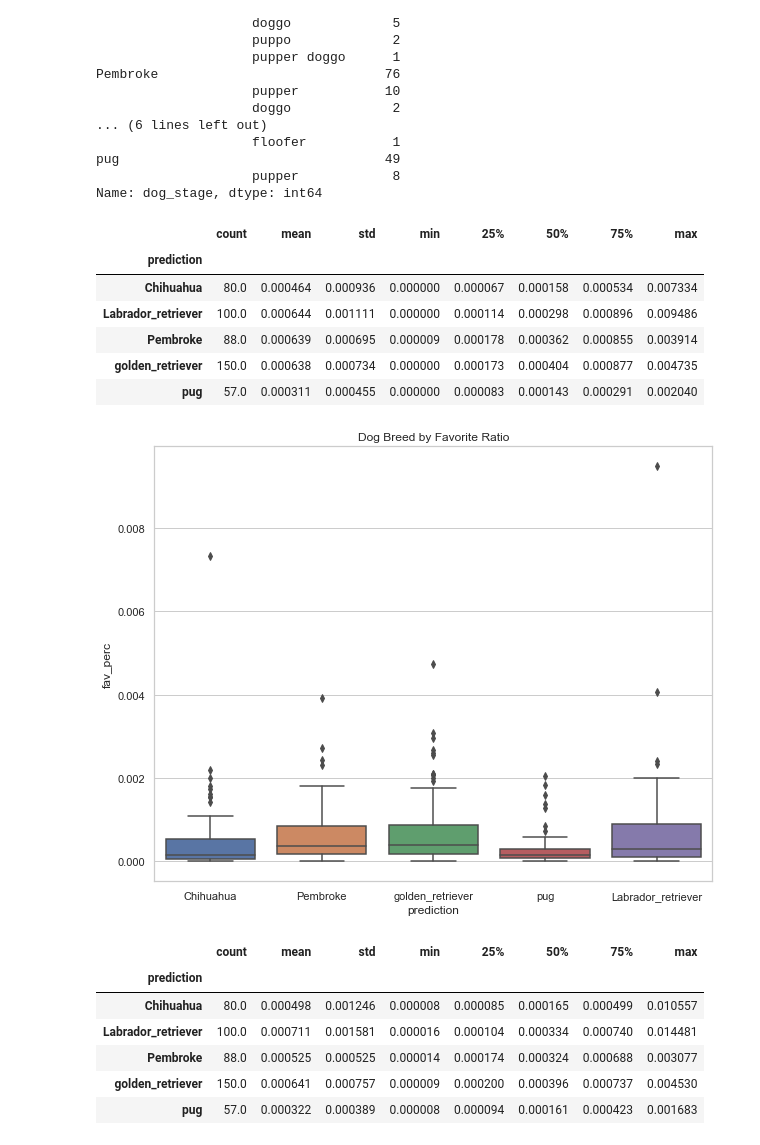
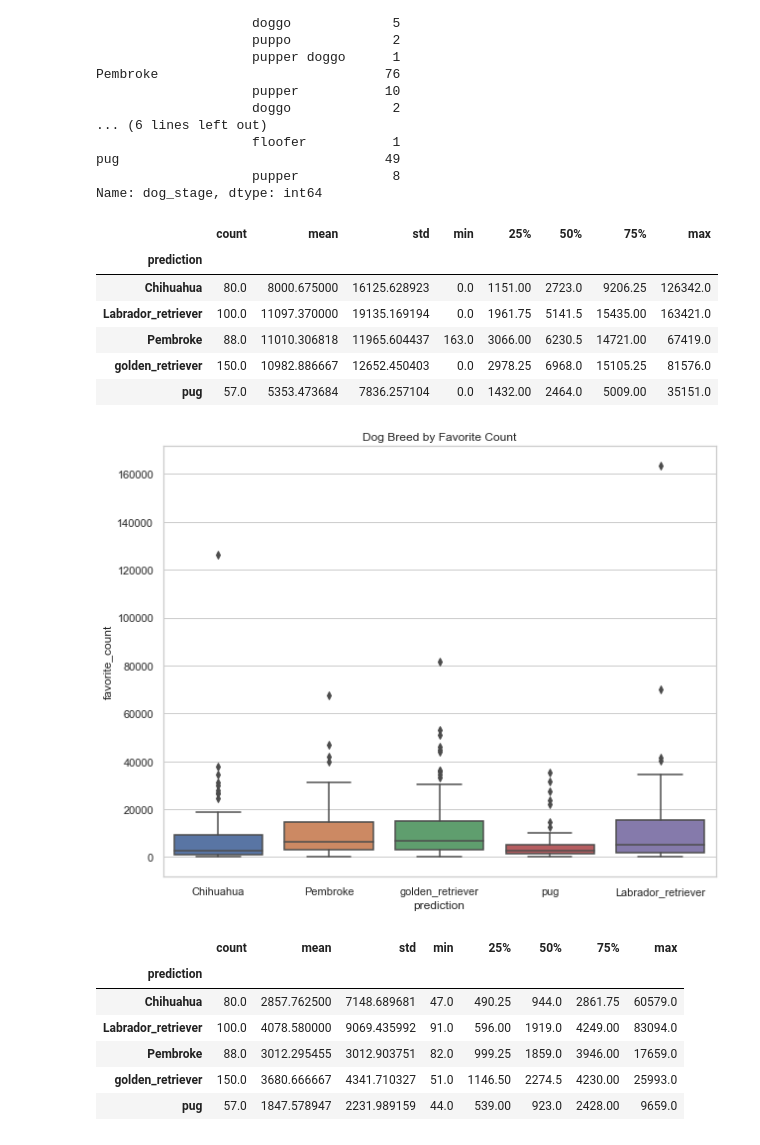
Before and after one commit to jemc36/Udacity-DAND-DataWrangling-TwitterAPI-WeRateDogs, a Jupyter notebook: wrangle_act.ipynb, the cells around one changed output. Saved outputs shown, nothing was run; the diff lists cells and outputs as text; code cells hidden in the pictures.

```diff
--- a/wrangle_act.ipynb
+++ b/wrangle_act.ipynb
@@ -1067,8 +1076,6 @@ pd.read_sql_query("select * from image_predictions_tp limit 5;", conn)
 # %%
-# 1. Dog stages
+# 2. Dog stages
 twitter_archive_master['rating_ratio'] = twitter_archive_master['corrected_numerator'] / twitter_archive_master['corrected_denominator']
-twitter_archive_master['fav_perc']= twitter_archive_master['favorite_count'] / twitter_archive_master['favorite_count'].sum()
-twitter_archive_master['retweet_perc'] = twitter_archive_master['retweet_count'] / twitter_archive_master['retweet_count'].sum()
 # %%
 twitter_archive_master['dog_stage'].value_counts()
 # %% [output]
@@ -1232,30 +1195,30 @@ pug                                  49
                     pupper            8
 Name: dog_stage, dtype: int64
 # %%
-b4.groupby('prediction')['fav_perc'].describe()
+b4.groupby('prediction')['favorite_count'].describe()
 # %% [output]
 |  | count | mean | std | min | 25% | 50% | 75% | max |
 | prediction |  |  |  |  |  |  |  |  |
-| Chihuahua | 80.0 | 0.000464 | 0.000936 | 0.000000 | 0.000067 | 0.000158 | 0.000534 | 0.007334 |
-| Labrador_retriever | 100.0 | 0.000644 | 0.001111 | 0.000000 | 0.000114 | 0.000298 | 0.000896 | 0.009486 |
-| Pembroke | 88.0 | 0.000639 | 0.000695 | 0.000009 | 0.000178 | 0.000362 | 0.000855 | 0.003914 |
-| golden_retriever | 150.0 | 0.000638 | 0.000734 | 0.000000 | 0.000173 | 0.000404 | 0.000877 | 0.004735 |
-| pug | 57.0 | 0.000311 | 0.000455 | 0.000000 | 0.000083 | 0.000143 | 0.000291 | 0.002040 |
+| Chihuahua | 80.0 | 8000.675000 | 16125.628923 | 0.0 | 1151.00 | 2723.0 | 9206.25 | 126342.0 |
+| Labrador_retriever | 100.0 | 11097.370000 | 19135.169194 | 0.0 | 1961.75 | 5141.5 | 15435.00 | 163421.0 |
+| Pembroke | 88.0 | 11010.306818 | 11965.604437 | 163.0 | 3066.00 | 6230.5 | 14721.00 | 67419.0 |
+| golden_retriever | 150.0 | 10982.886667 | 12652.450403 | 0.0 | 2978.25 | 6968.0 | 15105.25 | 81576.0 |
+| pug | 57.0 | 5353.473684 | 7836.257104 | 0.0 | 1432.00 | 2464.0 | 5009.00 | 35151.0 |
 # %%
 plt.figure(figsize=(10,8))
-sns.boxplot(x='prediction', y="fav_perc", data=b4).set_title('Dog Breed by Favorite Ratio')
+sns.boxplot(x='prediction', y="favorite_count", data=b4).set_title('Dog Breed by Favorite Count')
 plt.savefig('breed_fav.png');
 # %% [output]
-[figure, old version]
+[figure, new version]
 # %%
-b4.groupby('prediction')['retweet_perc'].describe()
+b4.groupby('prediction')['retweet_count'].describe()
 # %% [output]
 |  | count | mean | std | min | 25% | 50% | 75% | max |
 | prediction |  |  |  |  |  |  |  |  |
-| Chihuahua | 80.0 | 0.000498 | 0.001246 | 0.000008 | 0.000085 | 0.000165 | 0.000499 | 0.010557 |
-| Labrador_retriever | 100.0 | 0.000711 | 0.001581 | 0.000016 | 0.000104 | 0.000334 | 0.000740 | 0.014481 |
-| Pembroke | 88.0 | 0.000525 | 0.000525 | 0.000014 | 0.000174 | 0.000324 | 0.000688 | 0.003077 |
-| golden_retriever | 150.0 | 0.000641 | 0.000757 | 0.000009 | 0.000200 | 0.000396 | 0.000737 | 0.004530 |
-| pug | 57.0 | 0.000322 | 0.000389 | 0.000008 | 0.000094 | 0.000161 | 0.000423 | 0.001683 |
+| Chihuahua | 80.0 | 2857.762500 | 7148.689681 | 47.0 | 490.25 | 944.0 | 2861.75 | 60579.0 |
+| Labrador_retriever | 100.0 | 4078.580000 | 9069.435992 | 91.0 | 596.00 | 1919.0 | 4249.00 | 83094.0 |
+| Pembroke | 88.0 | 3012.295455 | 3012.903751 | 82.0 | 999.25 | 1859.0 | 3946.00 | 17659.0 |
+| golden_retriever | 150.0 | 3680.666667 | 4341.710327 | 51.0 | 1146.50 | 2274.5 | 4230.00 | 25993.0 |
+| pug | 57.0 | 1847.578947 | 2231.989159 | 44.0 | 539.00 | 923.0 | 2428.00 | 9659.0 |
 # %%
 plt.figure(figsize=(10,10))
```
Also changed, not shown: parts of 22 cells of this notebook, 13 other files.
